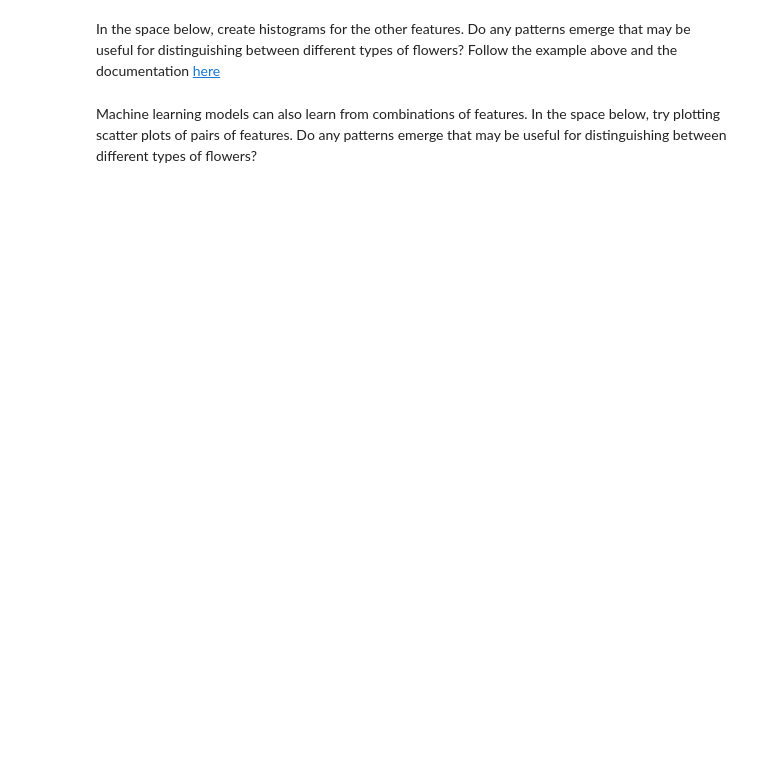
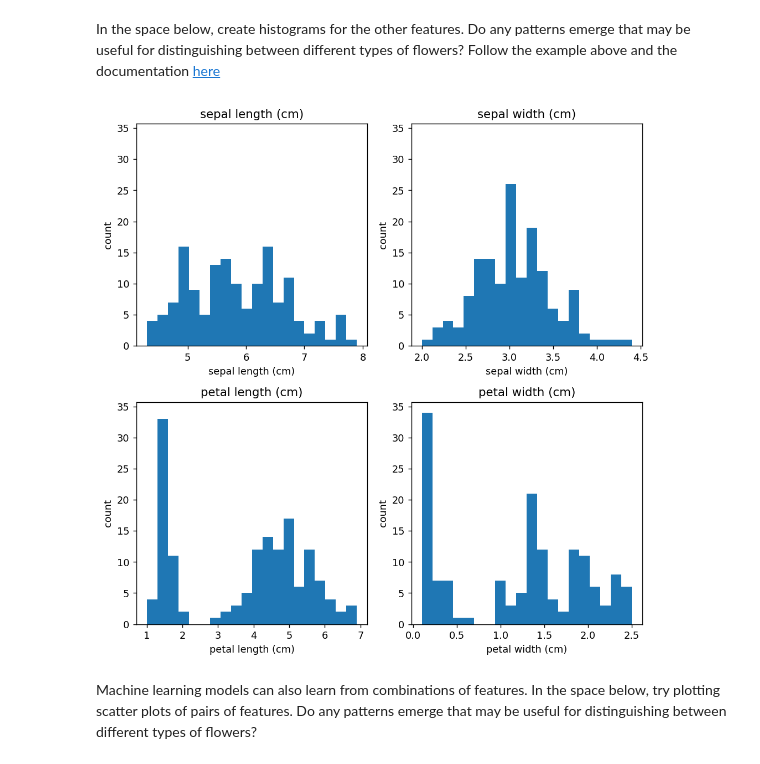
Before and after one commit to hollandra/RosettaBootcamp, a Jupyter notebook: tutorials/ML_classification.ipynb, the cells around one changed output. Cells and saved outputs as stored; diff of their text form; code cells hidden in the pictures; blank space fills up the shorter version.

```diff
--- a/tutorials/ML_classification.ipynb
+++ b/tutorials/ML_classification.ipynb
@@ -77,3 +82,18 @@ import matplotlib.pyplot as plt
+# %%
+import matplotlib.pyplot as plt
+
+plt.figure(figsize=(8,8), dpi=128)
+ax = None
+for nplt, (feature, data) in enumerate(zip(iris.feature_names, iris.data.T)):
+    ax = plt.subplot(2,2,1+nplt, sharey=ax)
+    plt.title(feature)
+    plt.hist(data, bins=20)
+    plt.xlabel(feature)
+    plt.ylabel("count")
+plt.tight_layout()
+plt.show()
+# %% [output]
+[figure, added]
 # %% [markdown]
 Machine learning models can also learn from combinations of features. In the space below, try plotting scatter plots of pairs of features. Do any patterns emerge that may be useful for distinguishing between different types of flowers?
 # %%
```
Also changed, not shown: parts of 19 cells of this notebook.
